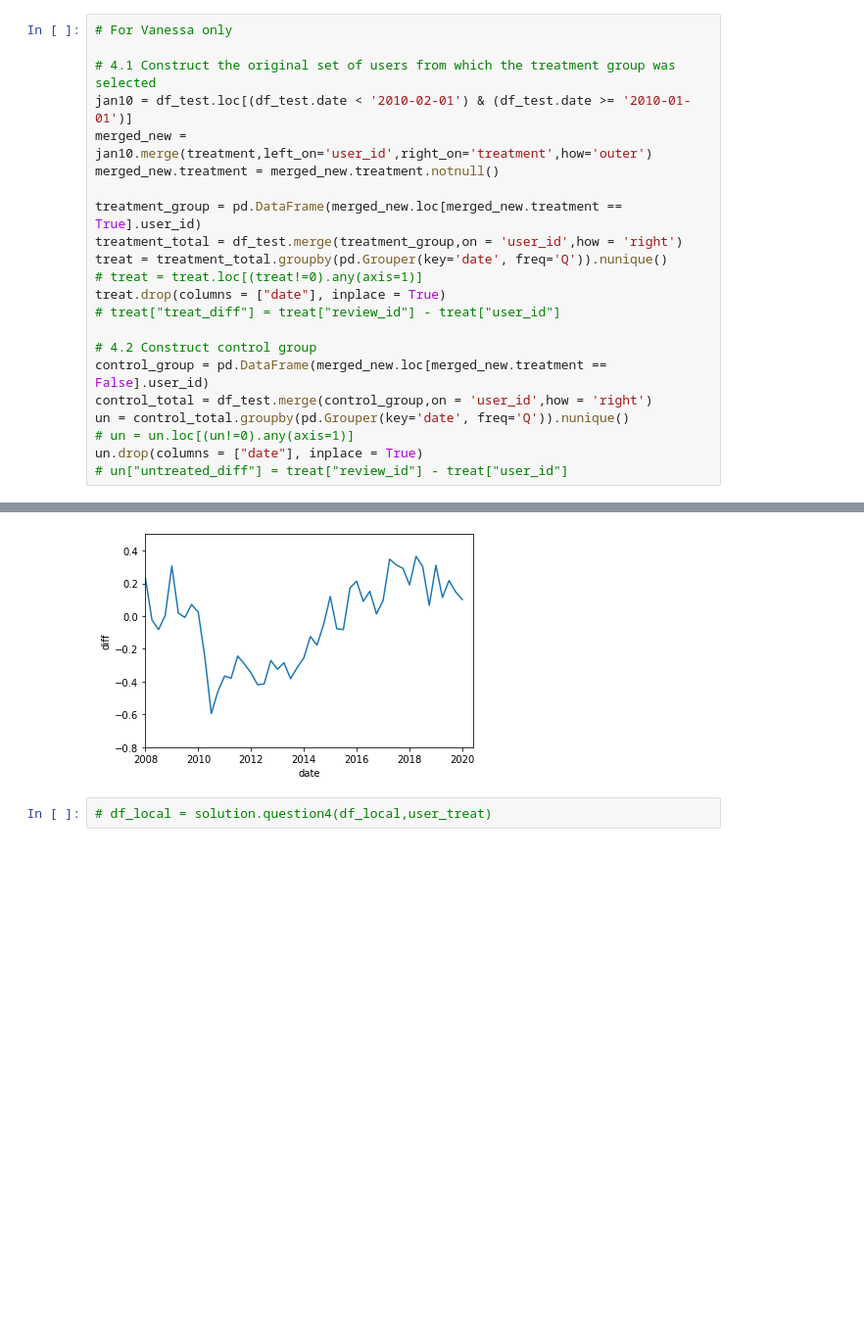
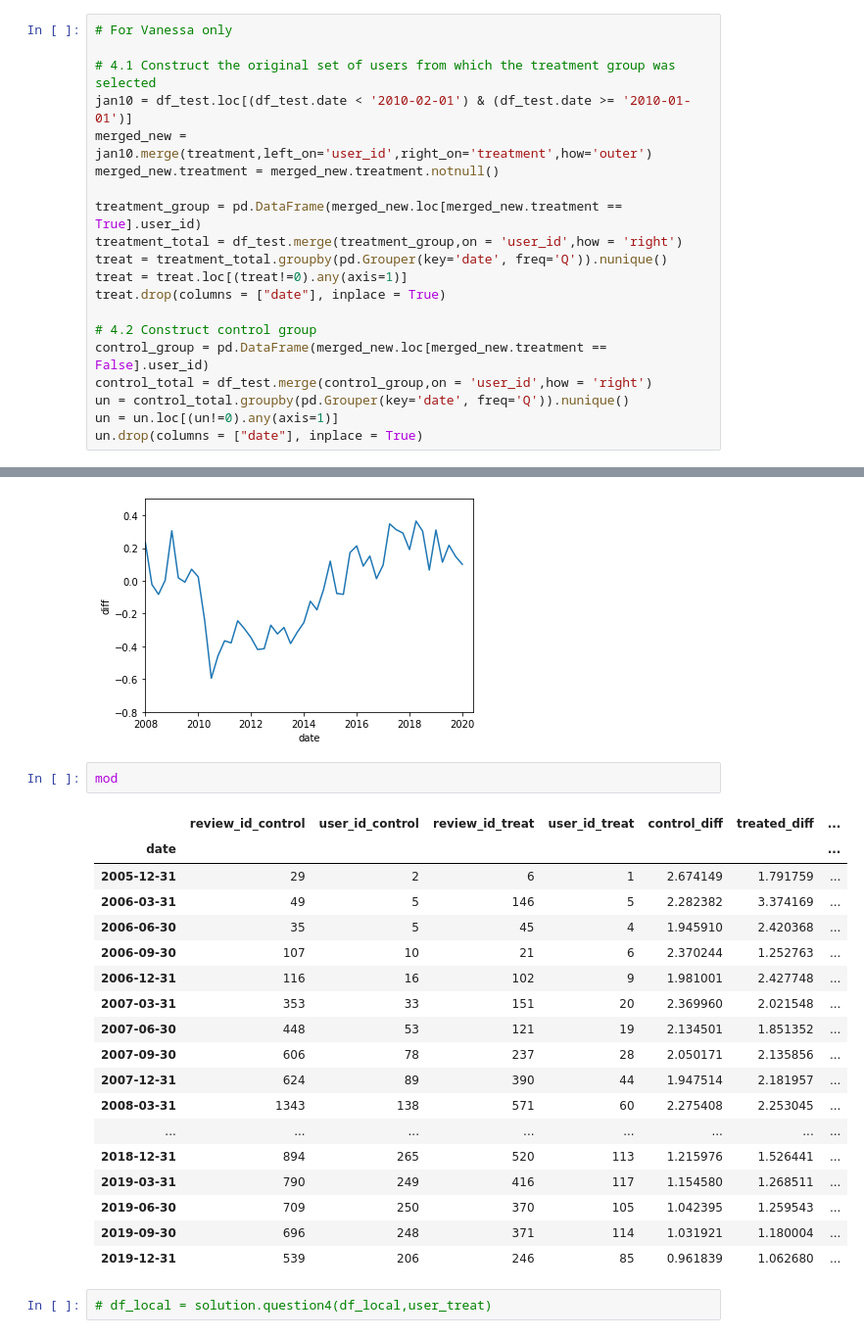
Before and after one commit to vma101/big_data_tools, a Jupyter notebook: hw3_quasi.ipynb, the cells around one changed output, grey strips where cells are left out. Shown: that part at 98% size. Drawn from its saved outputs; the diff is of its cells as text; blank space fills up the shorter version.

```diff
--- a/hw3_quasi.ipynb
+++ b/hw3_quasi.ipynb
@@ -267,17 +267,15 @@ merged_new.treatment = merged_new.treatment.notnull()
 treatment_group = pd.DataFrame(merged_new.loc[merged_new.treatment == True].user_id)
 treatment_total = df_test.merge(treatment_group,on = 'user_id',how = 'right')
 treat = treatment_total.groupby(pd.Grouper(key='date', freq='Q')).nunique()
-# treat = treat.loc[(treat!=0).any(axis=1)]
+treat = treat.loc[(treat!=0).any(axis=1)]
 treat.drop(columns = ["date"], inplace = True)
-# treat["treat_diff"] = treat["review_id"] - treat["user_id"]
 
 # 4.2 Construct control group
 control_group = pd.DataFrame(merged_new.loc[merged_new.treatment == False].user_id)
 control_total = df_test.merge(control_group,on = 'user_id',how = 'right')
 un = control_total.groupby(pd.Grouper(key='date', freq='Q')).nunique()
-# un = un.loc[(un!=0).any(axis=1)]
+un = un.loc[(un!=0).any(axis=1)]
 un.drop(columns = ["date"], inplace = True)
-# un["untreated_diff"] = treat["review_id"] - treat["user_id"]
 # %%
 # 4.3: plot number of reviews for each group
 plt.figure()
@@ -308,6 +306,27 @@ plt.xlabel('date')
 # %% [output]
 Text(0.5, 0, 'date')
 [figure]
+# %%
+mod
+# %% [output]
+|  | review_id_control | user_id_control | review_id_treat | user_id_treat | control_diff | treated_diff | ... |
+| date |  |  |  |  |  |  | ... |
+| 2005-12-31 | 29 | 2 | 6 | 1 | 2.674149 | 1.791759 | ... |
+| 2006-03-31 | 49 | 5 | 146 | 5 | 2.282382 | 3.374169 | ... |
+| 2006-06-30 | 35 | 5 | 45 | 4 | 1.945910 | 2.420368 | ... |
+| 2006-09-30 | 107 | 10 | 21 | 6 | 2.370244 | 1.252763 | ... |
+| 2006-12-31 | 116 | 16 | 102 | 9 | 1.981001 | 2.427748 | ... |
+| 2007-03-31 | 353 | 33 | 151 | 20 | 2.369960 | 2.021548 | ... |
+| 2007-06-30 | 448 | 53 | 121 | 19 | 2.134501 | 1.851352 | ... |
+| 2007-09-30 | 606 | 78 | 237 | 28 | 2.050171 | 2.135856 | ... |
+| 2007-12-31 | 624 | 89 | 390 | 44 | 1.947514 | 2.181957 | ... |
+| 2008-03-31 | 1343 | 138 | 571 | 60 | 2.275408 | 2.253045 | ... |
+| ... | ... | ... | ... | ... | ... | ... | ... |
+| 2018-12-31 | 894 | 265 | 520 | 113 | 1.215976 | 1.526441 | ... |
+| 2019-03-31 | 790 | 249 | 416 | 117 | 1.154580 | 1.268511 | ... |
+| 2019-06-30 | 709 | 250 | 370 | 105 | 1.042395 | 1.259543 | ... |
+| 2019-09-30 | 696 | 248 | 371 | 114 | 1.031921 | 1.180004 | ... |
+| 2019-12-31 | 539 | 206 | 246 | 85 | 0.961839 | 1.062680 | ... |
 # %%
 # df_local = solution.question4(df_local,user_treat)
 # %% [markdown]
```
Also changed, not shown: parts of 3 cells of this notebook.
